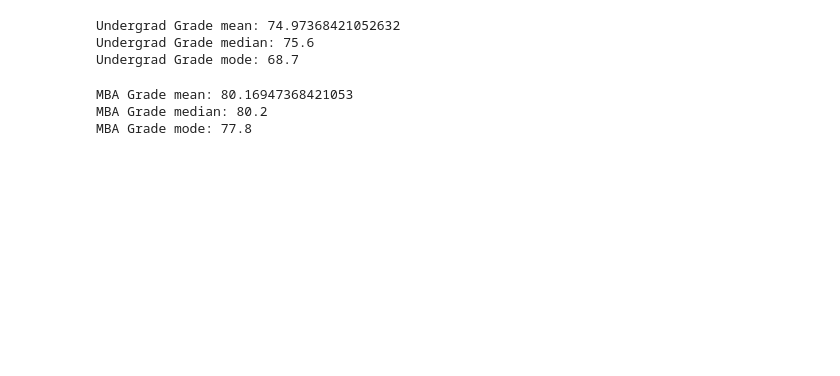
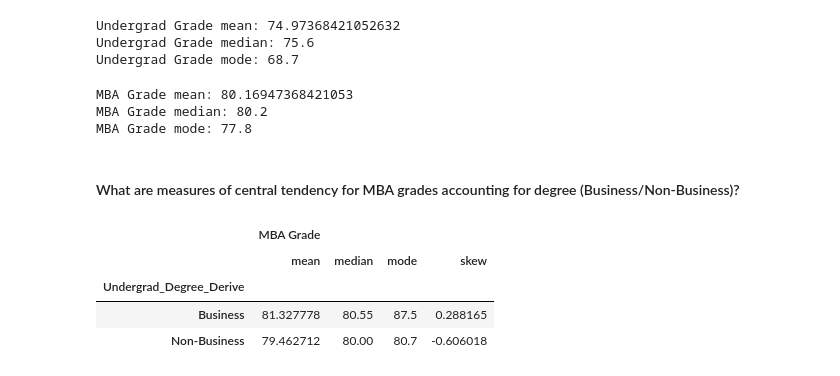
Before and after one commit to MeetPatel89/recruitment_analysis, a Jupyter notebook: notebook.ipynb, the cells around one changed output. Saved outputs shown, nothing was run; the diff lists cells and outputs as text; code cells hidden in the pictures; blank space fills up the shorter version.

```diff
--- a/notebook.ipynb
+++ b/notebook.ipynb
@@ -235,3 +243,5 @@ print(f"MBA Grade mode: {student_grades['MBA Grade'].mode()[0]}")
 MBA Grade mean: 80.16947368421053
 MBA Grade median: 80.2
 MBA Grade mode: 77.8
+# %% [markdown]
+#### What are measures of central tendency for MBA grades accounting for degree (Business/Non-Business)?
@@ -237,0 +257,8 @@ MBA Grade mode: 77.8
+# %%
+student_grades.loc[:, ["Undergrad_Degree_Derive", "MBA Grade"]].groupby("Undergrad_Degree_Derive").agg(["mean", "median", pd.Series.mode, "skew"])
+# %% [output]
+|  | MBA Grade |  |  |  |
+|  | mean | median | mode | skew |
+| Undergrad_Degree_Derive |  |  |  |  |
+| Business | 81.327778 | 80.55 | 87.5 | 0.288165 |
+| Non-Business | 79.462712 | 80.00 | 80.7 | -0.606018 |
```
Also changed, not shown: parts of 6 cells of this notebook.
